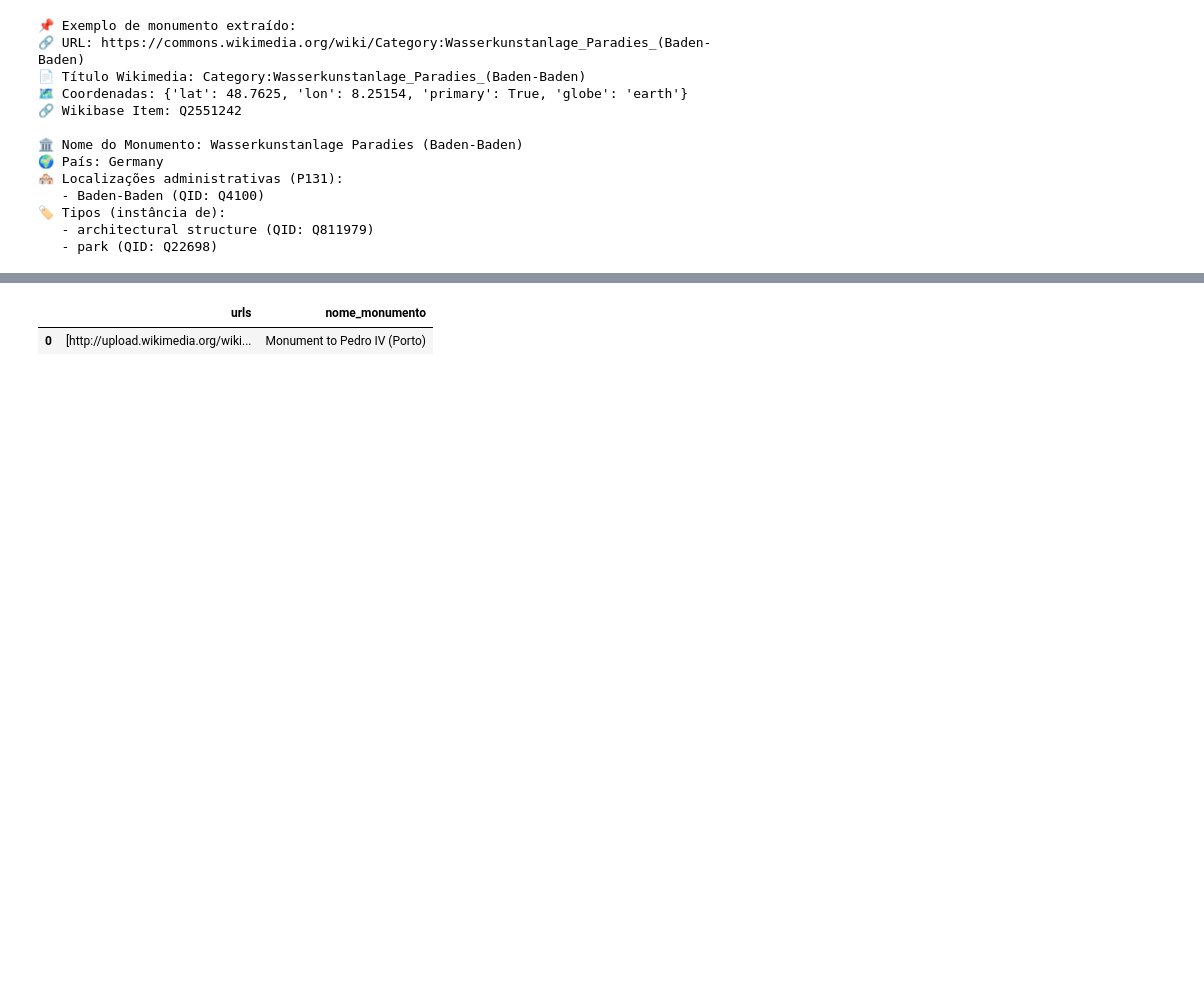
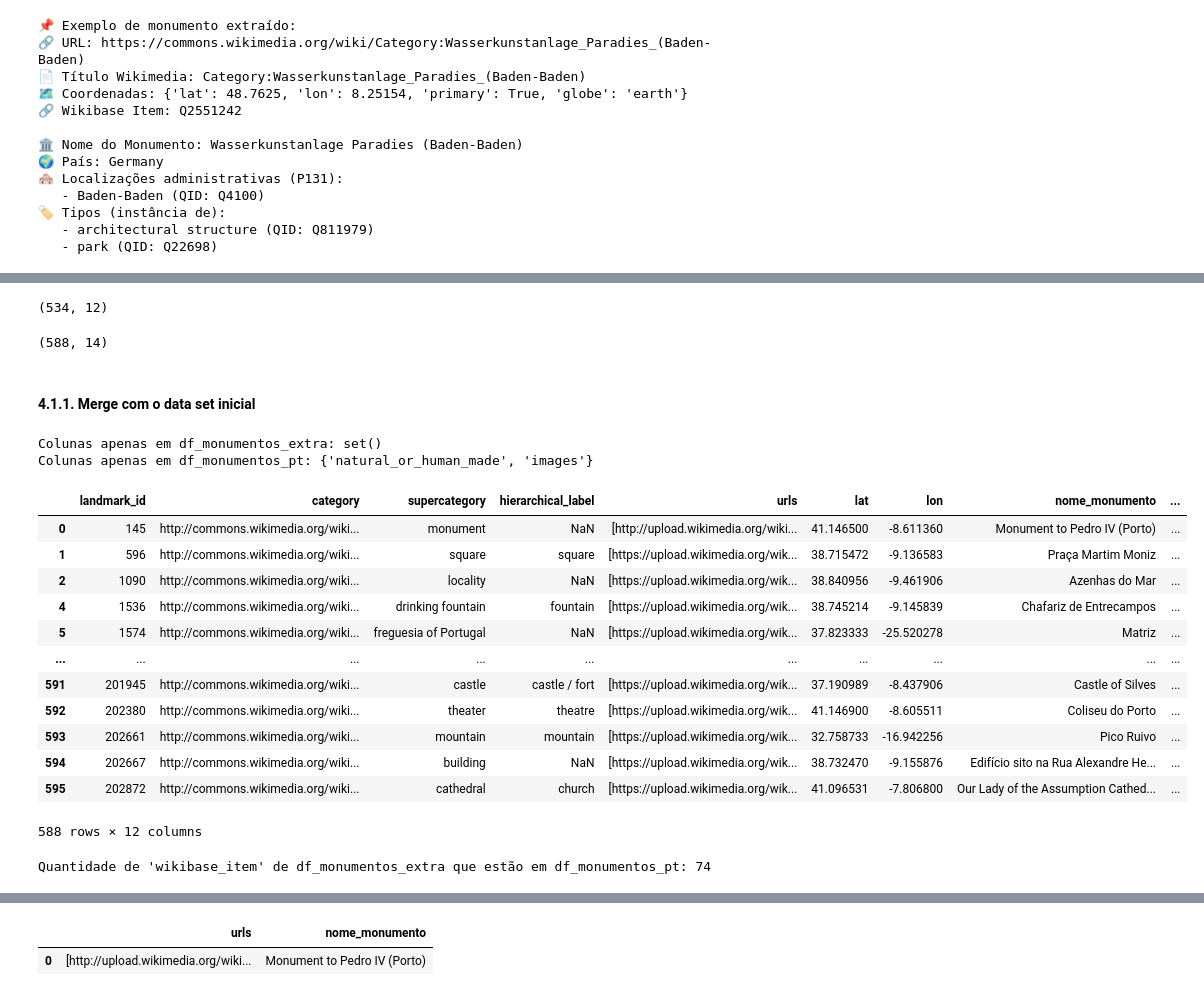
Before and after one commit to GothamAnalytics-7/APVC, a Jupyter notebook: APVC-ProjetoFinal/notebooks/APVC-Parte0.ipynb, the cells around one changed output, grey strips where cells are left out. Saved outputs shown, nothing was run; the diff lists cells and outputs as text; code cells hidden in the pictures; blank space fills up the shorter version.

```diff
--- a/APVC-ProjetoFinal/notebooks/APVC-Parte0.ipynb
+++ b/APVC-ProjetoFinal/notebooks/APVC-Parte0.ipynb
@@ -611,0 +631,13 @@ df_monumentos_pt
+# %%
+import ast
+
+def garantir_lista(valor):
+    if isinstance(valor, list):
+        return valor
+    try:
+        return ast.literal_eval(valor)
+    except (ValueError, SyntaxError):
+        return []  # ou None, conforme a tua lógica
+
+df_monumentos_pt['urls'] = df_monumentos_pt['urls'].apply(garantir_lista)
+df_monumentos_pt['urls']
@@ -611,0 +891,59 @@ df_monumentos_pt
+# %%
+df_monumentos_extra.shape
+# %% [output]
+(534, 12)
+# %%
+df_monumentos_pt.shape
+# %% [output]
+(588, 14)
+# %% [markdown]
+#### 4.1.1. Merge com o data set inicial
+# %%
+colunas_extra = set(df_monumentos_extra.columns)
+colunas_pt = set(df_monumentos_pt.columns)
+
+# Colunas que existem em df_monumentos_extra mas não em df_monumentos_pt
+colunas_somente_extra = colunas_extra - colunas_pt
+
+# Colunas que existem em df_monumentos_pt mas não em df_monumentos_extra
+colunas_somente_pt = colunas_pt - colunas_extra
+
+print("Colunas apenas em df_monumentos_extra:", colunas_somente_extra)
+print("Colunas apenas em df_monumentos_pt:", colunas_somente_pt)
+# %% [output]
+Colunas apenas em df_monumentos_extra: set()
+Colunas apenas em df_monumentos_pt: {'natural_or_human_made', 'images'}
+# %%
+pd.reset_option('display.max_colwidth')
+df_monumentos_pt.drop(columns=list(colunas_somente_pt), inplace=True, errors='ignore')
+df_monumentos_pt
+# %% [output]
+|  | landmark_id | category | supercategory | hierarchical_label | urls | lat | lon | nome_monumento | ... |
+| 0 | 145 | http://commons.wikimedia.org/wiki... | monument | NaN | [http://upload.wikimedia.org/wiki... | 41.146500 | -8.611360 | Monument to Pedro IV (Porto) | ... |
+| 1 | 596 | http://commons.wikimedia.org/wiki... | square | square | [https://upload.wikimedia.org/wik... | 38.715472 | -9.136583 | Praça Martim Moniz | ... |
+| 2 | 1090 | http://commons.wikimedia.org/wiki... | locality | NaN | [https://upload.wikimedia.org/wik... | 38.840956 | -9.461906 | Azenhas do Mar | ... |
+| 4 | 1536 | http://commons.wikimedia.org/wiki... | drinking fountain | fountain | [https://upload.wikimedia.org/wik... | 38.745214 | -9.145839 | Chafariz de Entrecampos | ... |
+| 5 | 1574 | http://commons.wikimedia.org/wiki... | freguesia of Portugal | NaN | [https://upload.wikimedia.org/wik... | 37.823333 | -25.520278 | Matriz | ... |
+| ... | ... | ... | ... | ... | ... | ... | ... | ... | ... |
+| 591 | 201945 | http://commons.wikimedia.org/wiki... | castle | castle / fort | [https://upload.wikimedia.org/wik... | 37.190989 | -8.437906 | Castle of Silves | ... |
+| 592 | 202380 | http://commons.wikimedia.org/wiki... | theater | theatre | [https://upload.wikimedia.org/wik... | 41.146900 | -8.605511 | Coliseu do Porto | ... |
+| 593 | 202661 | http://commons.wikimedia.org/wiki... | mountain | mountain | [https://upload.wikimedia.org/wik... | 32.758733 | -16.942256 | Pico Ruivo | ... |
+| 594 | 202667 | http://commons.wikimedia.org/wiki... | building | NaN | [https://upload.wikimedia.org/wik... | 38.732470 | -9.155876 | Edifício sito na Rua Alexandre He... | ... |
+| 595 | 202872 | http://commons.wikimedia.org/wiki... | cathedral | church | [https://upload.wikimedia.org/wik... | 41.096531 | -7.806800 | Our Lady of the Assumption Cathed... | ... |
+588 rows × 12 columns
+# %%
+# Valores únicos da coluna 'wikibase_item' em df_monumentos_extra
+wikibase_extra = set(df_monumentos_extra['wikibase_item'].dropna().unique())
+
+# Valores únicos da coluna 'wikibase_item' em df_monumentos_pt
+wikibase_pt = set(df_monumentos_pt['wikibase_item'].dropna().unique())
+
+# Interseção dos dois conjuntos
+interseccao = wikibase_extra.intersection(wikibase_pt)
+
+# Quantidade que está em df_monumentos_extra e também em df_monumentos_pt
+qtd_presentes = len(interseccao)
+
+print(f"Quantidade de 'wikibase_item' de df_monumentos_extra que estão em df_monumentos_pt: {qtd_presentes}")
+# %% [output]
+Quantidade de 'wikibase_item' de df_monumentos_extra que estão em df_monumentos_pt: 74
```
Also changed, not shown: parts of 28 cells of this notebook.
